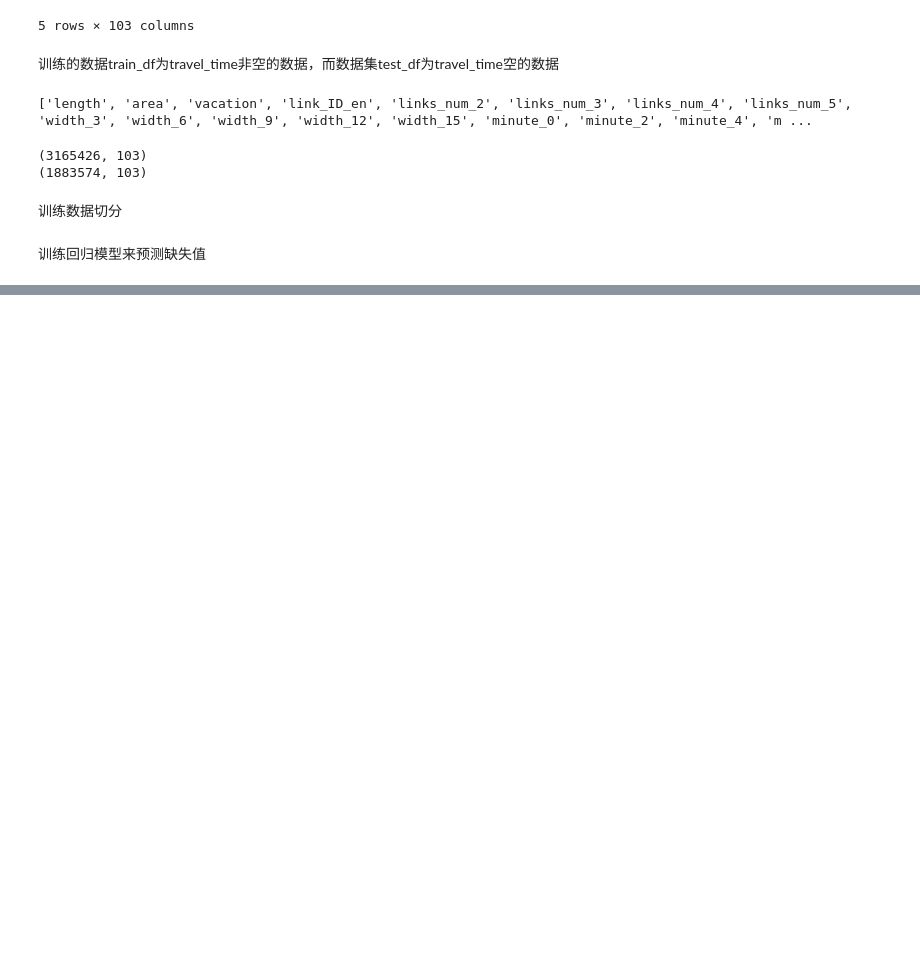
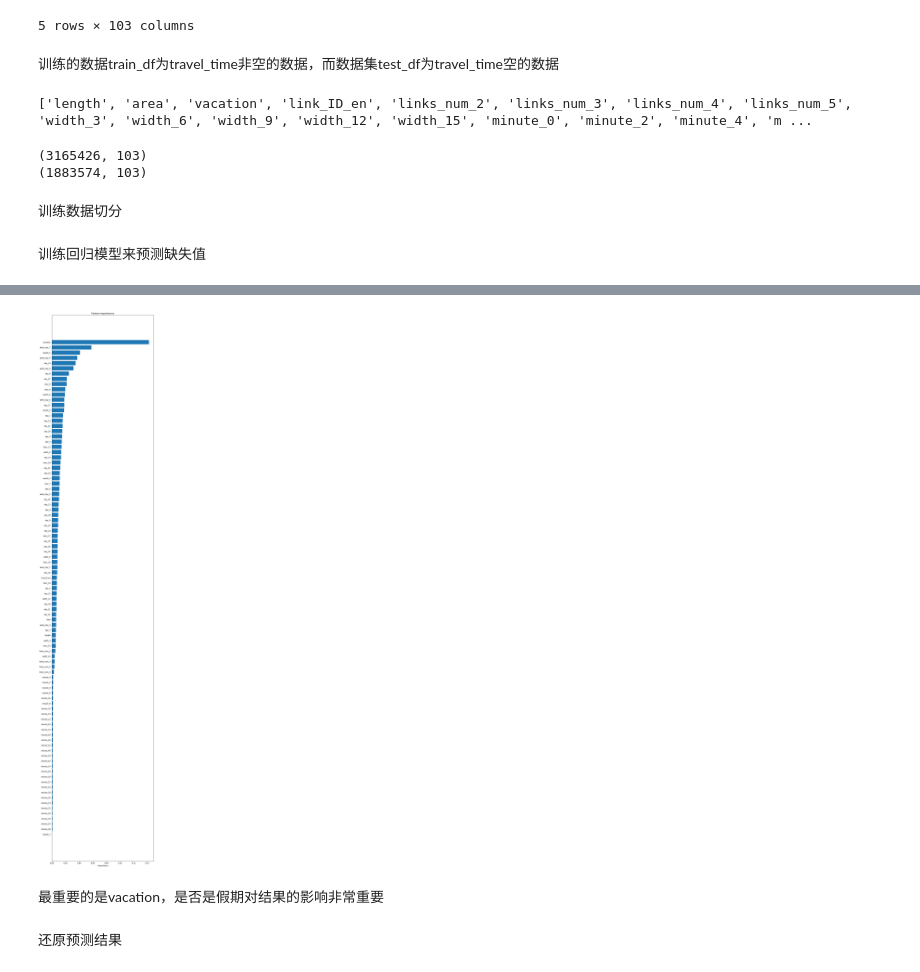
Before and after one commit to ben1234560/AiLearning-Theory-Applying, a Jupyter notebook: 机器学习竞赛实战_优胜解决方案/智慧城市-道路通行时间预测/道路通行时间预测.ipynb, the cells around one changed output, grey strips where cells are left out. Saved outputs shown, nothing was run; the diff lists cells and outputs as text; code cells hidden in the pictures; blank space fills up the shorter version.

```diff
--- a/机器学习竞赛实战_优胜解决方案/智慧城市-道路通行时间预测/道路通行时间预测.ipynb
+++ b/机器学习竞赛实战_优胜解决方案/智慧城市-道路通行时间预测/道路通行时间预测.ipynb
@@ -456,0 +490,38 @@ regressor = xgb.XGBRegressor()
+# %%
+import pandas as pd  # 数据处理包
+import numpy as np  # 数据处理包
+import matplotlib.pyplot as plt  # 图形处理包
+
+
+def importance_plt(feats_list, feats_importance, png_savename=0):
+    """
+    功能:打印特征重要图
+    why: 能看出哪个特征更重要，继而对特征做相关衍生，也可以讲特征使用次数为0的特征去掉，防止冗余。
+    feats_list: 特征名，list类型，可以用如下方法获取X.columns.values  # 获取全部特征
+    feats_importance: 已训练过的模型的特征重要性
+        xgb和lgb可以用如下方法获得:
+        feats_importance = clf.feature_importances_  # 获取特征使用次数
+        长这样：array([0.00567917, 0.00615975,],dtype=float32)
+    png_savename: 保存图片的名字，默认不保存
+    return: 打印出特征重要性图
+    """
+    sorted_idx = np.argsort(feats_importance)
+
+    plt.figure(figsize=(10, 55))
+    # 下面是画图操作
+    plt.barh(range(len(sorted_idx)), feats_importance[sorted_idx], align='center')
+#     plt.yticks(range(len(sorted_idx)), feats_list[sorted_idx], align='center')
+    plt.yticks(range(len(sorted_idx)), np.array(feats_list)[sorted_idx])
+    plt.xlabel("Importance")
+    plt.title("Feature importances")
+    if png_savename:
+        plt.savefig("特征重要性.png", dpi=500, bbox_inches='tight')  # 由于特征过多图片过大，所以需要这些处理才能让图片全部保存下来
+    plt.show()
+# %%
+importance_plt(train_feature, regressor.feature_importances_)
+# %% [output]
+[figure, added]
+# %% [markdown]
+最重要的是vacation，是否是假期对结果的影响非常重要
+# %% [markdown]
+还原预测结果
```
Also changed, not shown: parts of 34 cells of this notebook.
